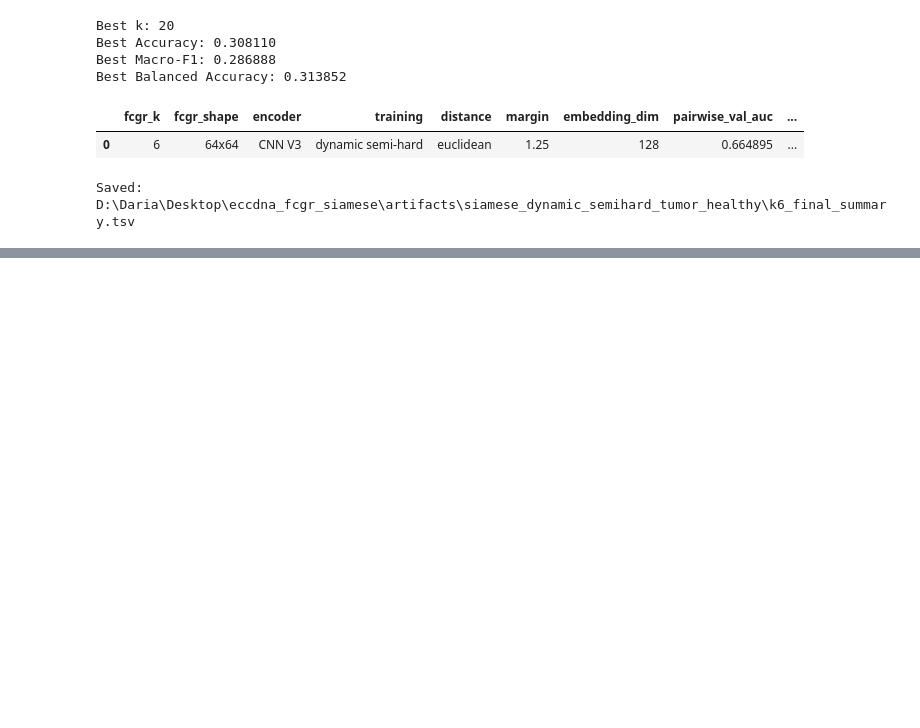
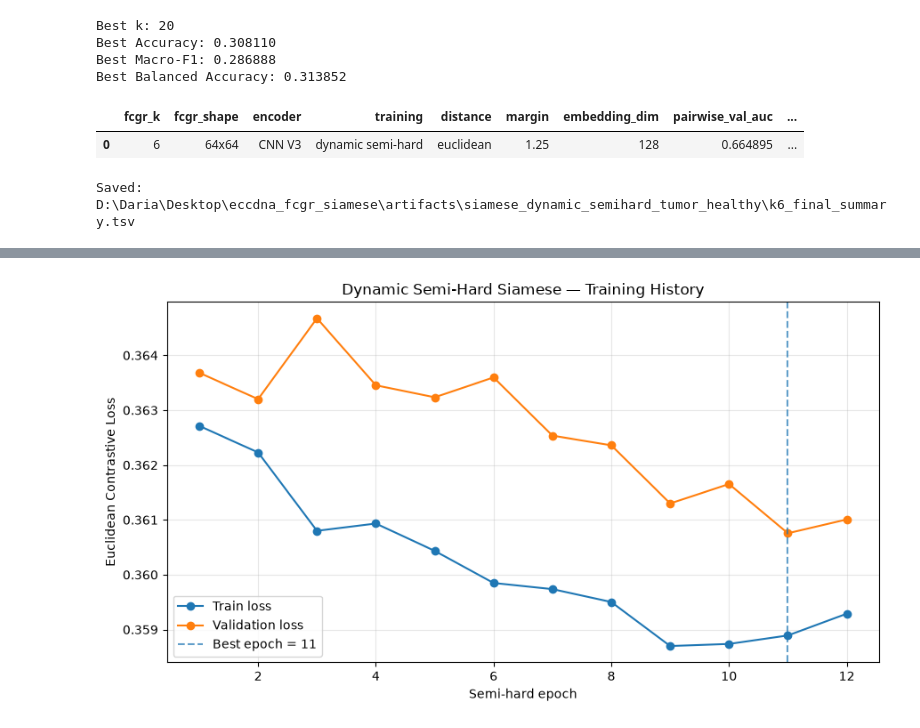
Before and after one commit to FLaTNNBio/eccdna_fcgr_siamese, a Jupyter notebook: notebooks/07b_siamese_semihard_tumor_healthy.ipynb, the cells around one changed output, grey strips where cells are left out. Saved outputs shown, nothing was run; the diff lists cells and outputs as text; code cells hidden in the pictures; blank space fills up the shorter version.

```diff
--- a/notebooks/07b_siamese_semihard_tumor_healthy.ipynb
+++ b/notebooks/07b_siamese_semihard_tumor_healthy.ipynb
@@ -4558,0 +4887,60 @@ Saved: D:\Daria\Desktop\eccdna_fcgr_siamese\artifacts\siamese_dynamic_semihard_t
+# %%
+# ============================================================
+# FIGURE 1 — TRAIN VS VALIDATION LOSS
+# ============================================================
+
+best_epoch = int(
+    best_checkpoint["epoch"]
+)
+
+
+plt.figure(
+    figsize=(9, 5)
+)
+
+
+plt.plot(
+    history_df["epoch"],
+    history_df["train_loss"],
+    marker="o",
+    label="Train loss"
+)
+
+
+plt.plot(
+    history_df["epoch"],
+    history_df["val_loss"],
+    marker="o",
+    label="Validation loss"
+)
+
+
+plt.axvline(
+    best_epoch,
+    linestyle="--",
+    alpha=0.7,
+    label=f"Best epoch = {best_epoch}"
+)
+
+
+plt.xlabel("Semi-hard epoch")
+
+plt.ylabel(
+    "Euclidean Contrastive Loss"
+)
+
+plt.title(
+    "Dynamic Semi-Hard Siamese — Training History"
+)
+
+plt.legend()
+
+plt.grid(
+    alpha=0.3
+)
+
+plt.tight_layout()
+
+plt.show()
+# %% [output]
+[figure, added]
```
Also changed, not shown: parts of 18 cells of this notebook, 12 other files.
